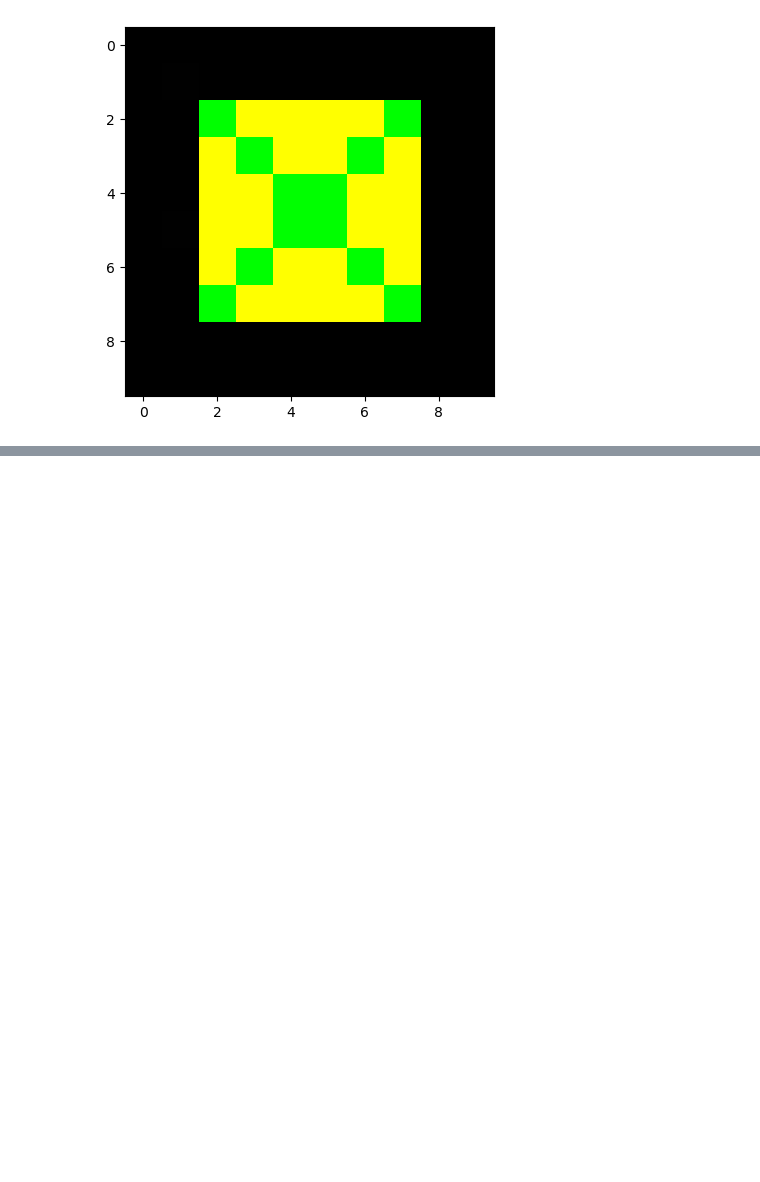
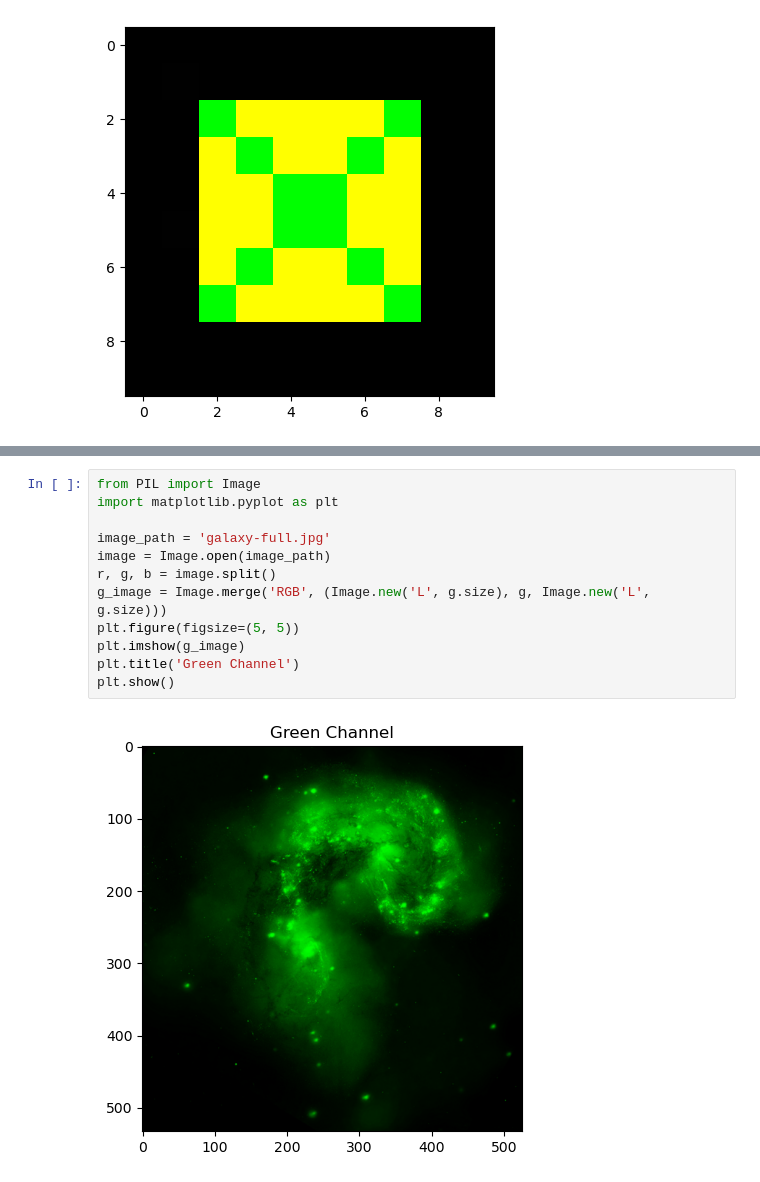
Before and after one commit to caocaoxxx/image_procesing, a Jupyter notebook: assignmen.ipynb, the cells around one changed output, grey strips where cells are left out. Cells and saved outputs as stored; diff of their text form; blank space fills up the shorter version.

```diff
--- a/assignmen.ipynb
+++ b/assignmen.ipynb
@@ -92,0 +107,14 @@ plt.show()
+# %%
+from PIL import Image
+import matplotlib.pyplot as plt
+
+image_path = 'galaxy-full.jpg'
+image = Image.open(image_path)
+r, g, b = image.split()
+g_image = Image.merge('RGB', (Image.new('L', g.size), g, Image.new('L', g.size)))
+plt.figure(figsize=(5, 5))
+plt.imshow(g_image)
+plt.title('Green Channel')
+plt.show()
+# %% [output]
+[figure, added]
```
Also changed, not shown: parts of 2 cells of this notebook.
